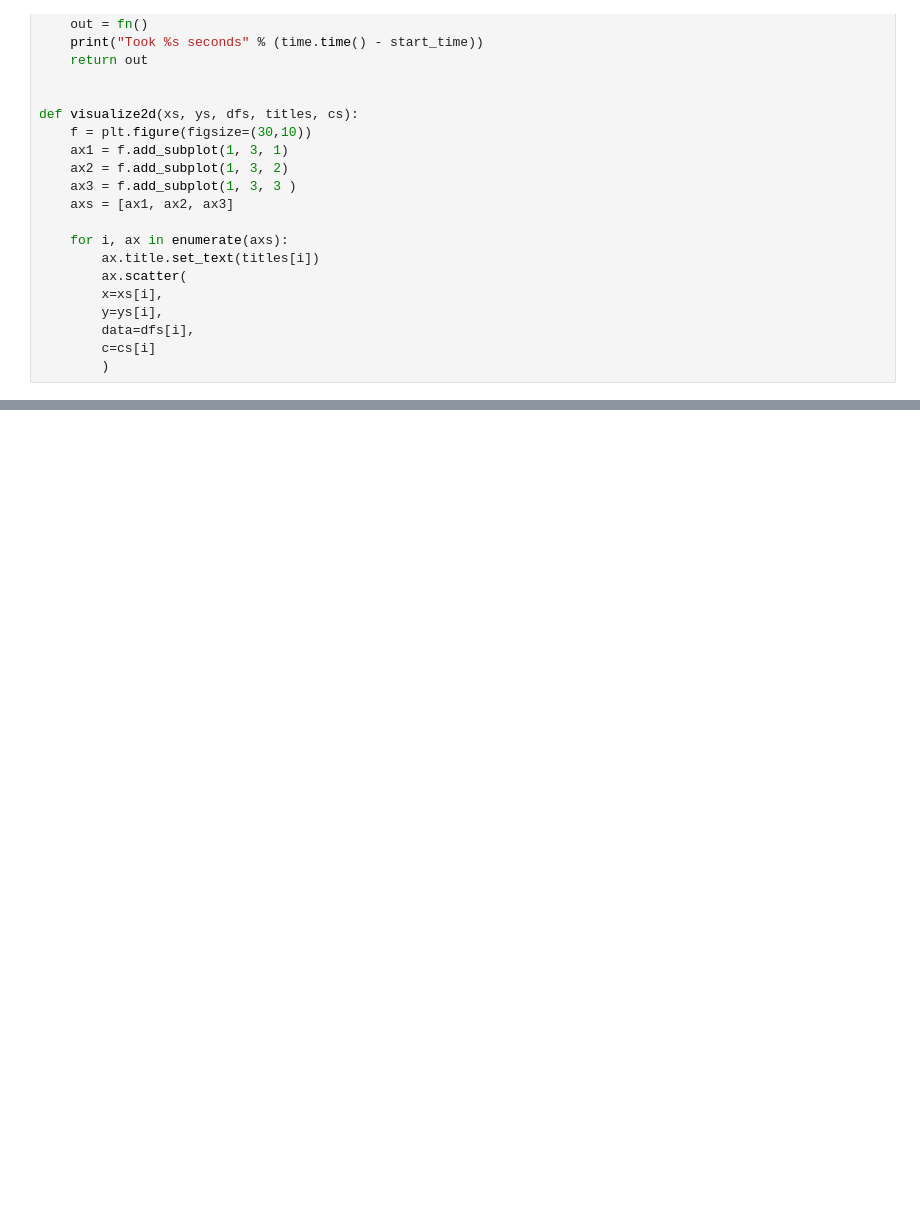
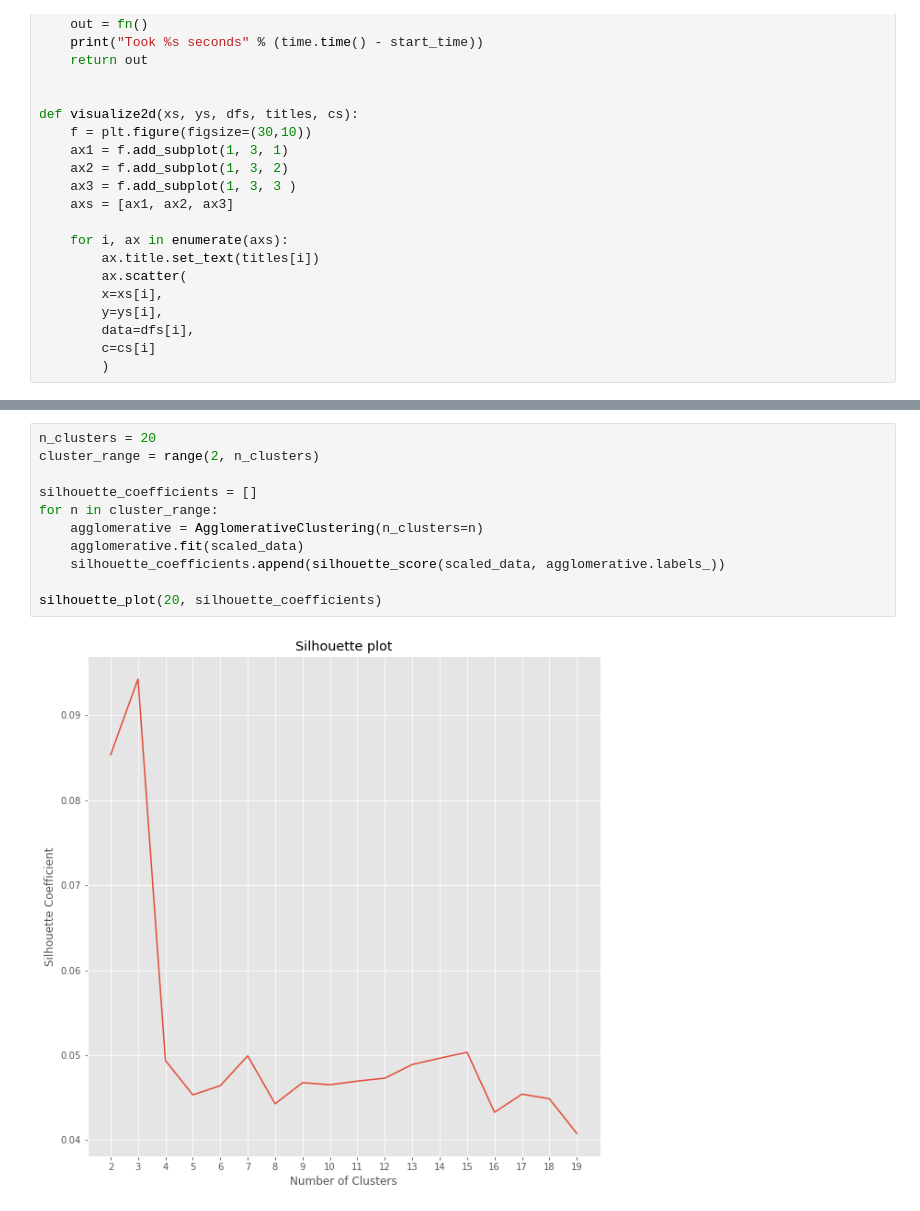
Before and after one commit to YazdanZ/ClinicalDrugResponse_CCL_LASSO, a Jupyter notebook: project.ipynb, the cells around one changed output, grey strips where cells are left out. Drawn from its saved outputs; the diff is of its cells as text; blank space fills up the shorter version.

```diff
--- a/project.ipynb
+++ b/project.ipynb
@@ -143 +168,14 @@ visualize2d(xs, ys, dfs, titles=methods, cs=[d["kmeans"] for d in dfs])
 [figure]
+# %%
+n_clusters = 20
+cluster_range = range(2, n_clusters)
+
+silhouette_coefficients = []
+for n in cluster_range:
+    agglomerative = AgglomerativeClustering(n_clusters=n)
+    agglomerative.fit(scaled_data)
+    silhouette_coefficients.append(silhouette_score(scaled_data, agglomerative.labels_))
+
+silhouette_plot(20, silhouette_coefficients)
+# %% [output]
+[figure, added]
```
Also changed, not shown: parts of 12 cells of this notebook.
